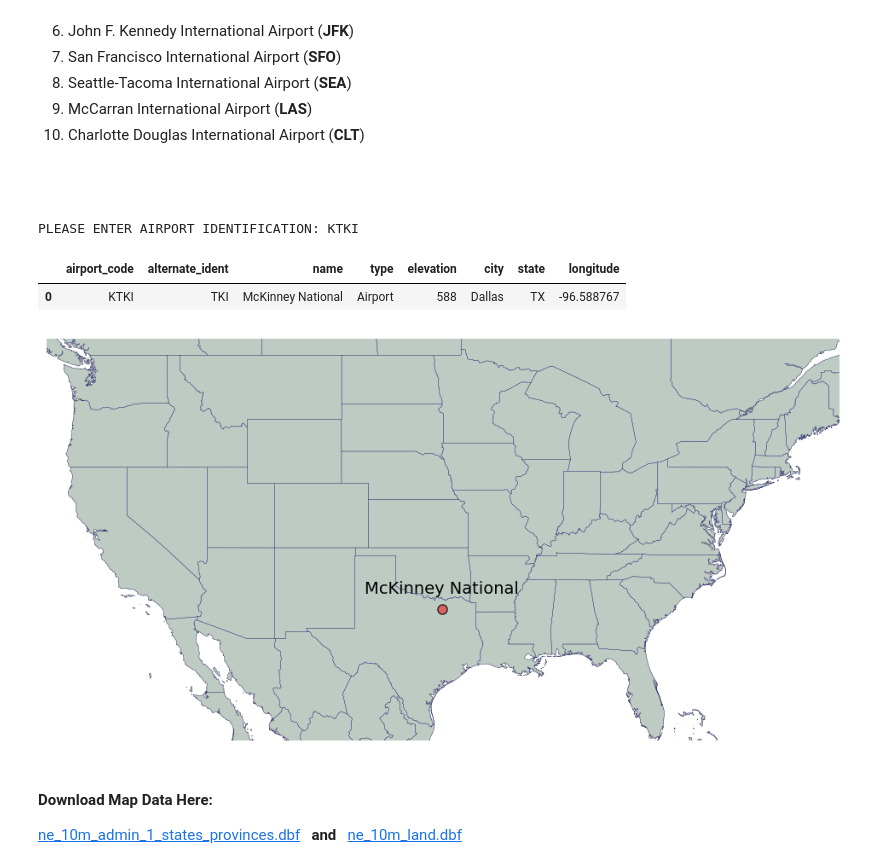
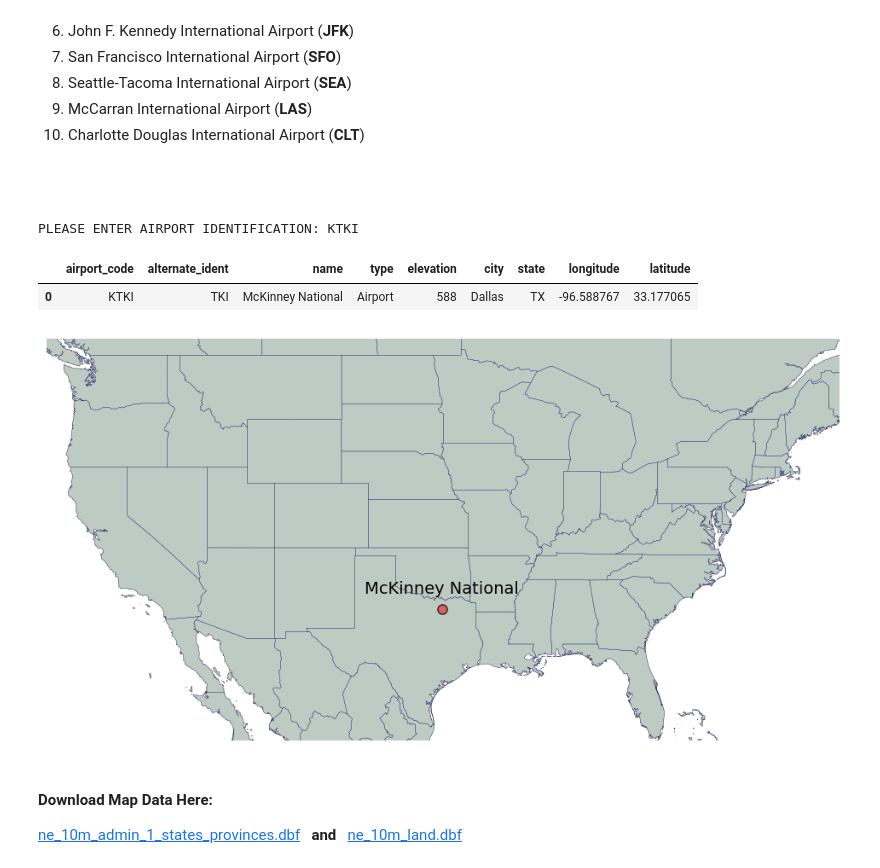
Before and after one commit to peter9032/AeroAPI_AirportInfo, a Jupyter notebook: AeroApi_AirportInfo.ipynb, the cells around one changed output. Saved outputs shown, nothing was run; the diff lists cells and outputs as text; code cells hidden in the pictures.

Commit message:
Removed the warning library, had forgotten to remove it. Also added column 11 in the airport dataframe that show longitude

```diff
--- a/AeroApi_AirportInfo.ipynb
+++ b/AeroApi_AirportInfo.ipynb
@@ -55,9 +55,9 @@ def get_airport_info(airport_code):
 # %%
 AIRPORT = str(input("PLEASE ENTER AIRPORT IDENTIFICATION: ")).upper()
 
-import warnings
-warnings.filterwarnings('ignore')
+
 api_data, df = get_airport_info(AIRPORT)
+
 
 # Plot the airport on a map
 data = {'Airport Name': [api_data['name']],
@@ -91,36 +91,37 @@ us_states = gpd.read_file(
     'ne_10m_admin_1_states_provinces_data/ne_10m_admin_1_states_provinces.dbf'
 )
 
 us_states = us_states.cx[us_extent[0]:us_extent[1], us_extent[2]:us_extent[3]]
 
 # Plot state boundaries with a different color
 us_states.boundary.plot(ax=ax, linewidth=0.2, color='MidnightBlue')
 
 # Plot the GeoDataFrame points on top with customized colors
 gdf_cities.plot(ax=ax,
                 marker='o',
                 color='#E34949',
                 edgecolor='black',
                 markersize=65,
                 alpha=0.8)
 
 # Annotate each point with the Airport's Name
 for x, y, label in zip(gdf_cities.geometry.x,
                        gdf_cities.geometry.y+1,
                        gdf_cities['Airport Name']):
 
     ax.text(x, y, label, fontsize=14, ha='center')
 
 # Remove axis labels
 ax.set_axis_off()
 
+
 # Show the plot and associated data
-display(df.iloc[:, [0, 1, 5, 6, 7, 8, 9, 10]])
+display(df.iloc[:, [0, 1, 5, 6, 7, 8, 9, 10, 11]])
 plt.show()
 # %% [output]
 PLEASE ENTER AIRPORT IDENTIFICATION: KTKI
-|  | airport_code | alternate_ident | name | type | elevation | city | state | longitude |
-| 0 | KTKI | TKI | McKinney National | Airport | 588 | Dallas | TX | -96.588767 |
+|  | airport_code | alternate_ident | name | type | elevation | city | state | longitude | latitude |
+| 0 | KTKI | TKI | McKinney National | Airport | 588 | Dallas | TX | -96.588767 | 33.177065 |
 [figure]
 # %% [markdown]
 #### Download Map Data Here:
```
